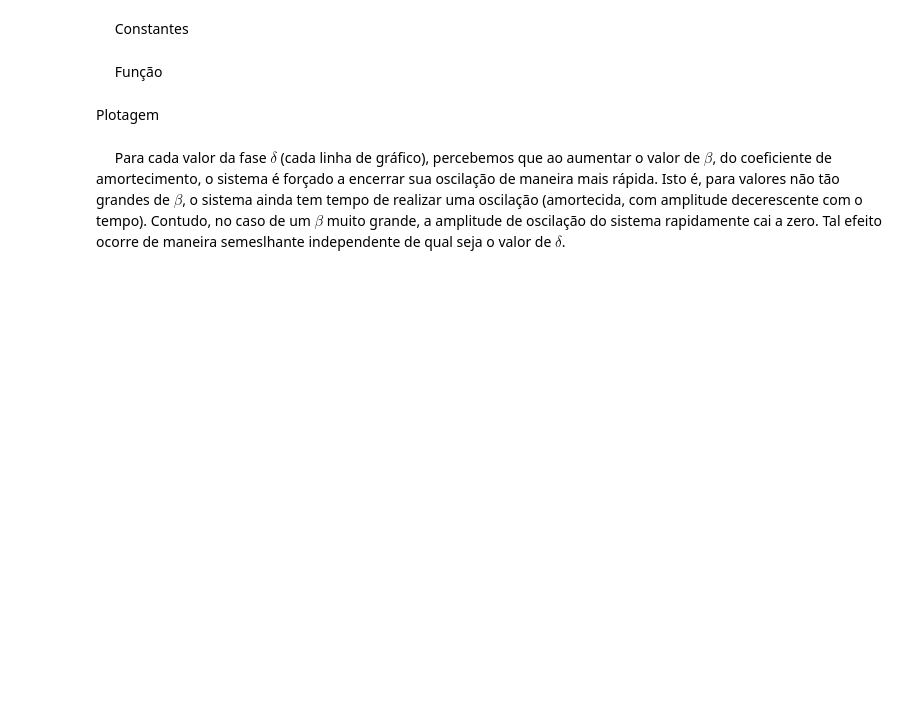
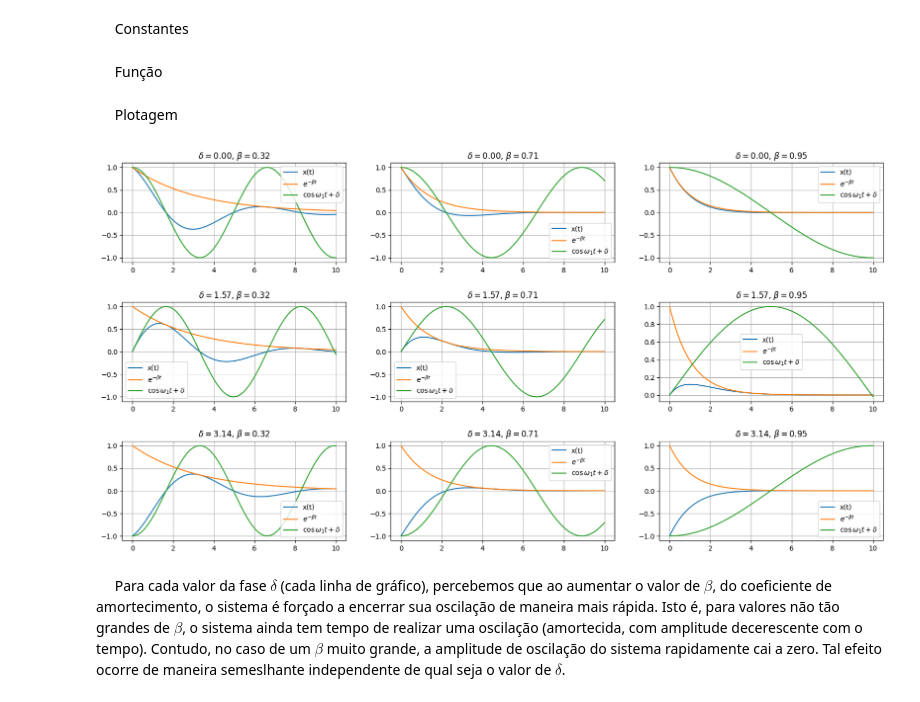
Before and after one commit to ylaksl/lista_num_mecanica, a Jupyter notebook: Problemas numericos_mec classica.ipynb, the cells around one changed output. Saved outputs shown, nothing was run; the diff lists cells and outputs as text; code cells hidden in the pictures; blank space fills up the shorter version.

```diff
--- a/Problemas numericos_mec classica.ipynb
+++ b/Problemas numericos_mec classica.ipynb
@@ -591,30 +597,3 @@ $\quad$ Consideraremos $\omega_0 = 1 rad/s$, de tal forma que
 $$\frac{\beta^2}{\omega_0^2} = a \implies \beta = \sqrt{\omega_0^2 a} \implies \beta = \sqrt{a}.$$
 # %% [markdown]
 Para o problema em questão, $a$ asssume os valores 0.1, 0.5 e 0.9.
-# %%
-A = 1.0 # Amplitude definida pelo problema.
-
-beta = 0.1
-omegazero = 1
-omega1 = np.sqrt(omegazero**2 - beta**2)
-delta = 0
-
-
-tempos = np.linspace(0,25,100)
-xs = []
-xzero = []
-exps_pos = []
-exps_neg = []
-
-for t in tempos:
-    xzero.append(A*np.exp(-0*t)*np.cos(omega1*t-delta))
-    xs.append(A*np.exp(-beta*t)*np.cos(omega1*t-delta))
-    exps_pos.append(np.exp(-beta*t))
-    exps_neg.append(-np.exp(-beta*t))
-
-plt.plot(tempos, xs)
-plt.plot(tempos,xzero, "--", label = f''\)
-plt.plot(tempos, exps_pos, label = f'')
-plt.plot(tempos, exps_neg, label = f'')
-plt.legend()
-plt.show()
@@ -633,41 +610,44 @@ $\quad$ Função
 def x(t,beta,omega1,delta):
     return A*np.exp(-beta*t)*np.cos(omega1*t-delta)
 # %% [markdown]
-Plotagem
+$\quad$ Plotagem
 # %%
 ti = 0 # Tempo inicial.
 tf = 10 # Tempo final.
 tempos = np.linspace(ti,tf,100) # Grade temporal.
 
 fig, axes = plt.subplots(3, 3, figsize=(20, 10))
 
 a = 0 # Para a enumeração dos plots.
 for delta in deltas:
     o = 0 #Para a enumeração dos plots.
     for r in razao:
         beta = omegazero*np.sqrt(r)
         omega1 = np.sqrt(omegazero**2 - beta**2)
 
         x_points = []
         exponencial = []
         cosseno = []
         for i in range(len(tempos)):
             xi = x(tempos[i], beta, omega1, delta)
 
             x_points.append(xi)
-            exponencial.append(e^{-beta*tempos[i]})
-            cosseno.append(omega1*tempos[i] - delta)
+            exponencial.append(np.exp(-beta*tempos[i]))
+            cosseno.append(np.cos(omega1*tempos[i] - delta))
 
-        axes[a][o].plot(tempos,x_points, label = f'x(t)')
-        axes[a][o].plot(tempos,exponencial, label = fr'$e^{-\beta t}$')
-        axes[a][o].plot(tempos,cosseno, label = f'\cos{\omega_1 t + \delta}')
+        axes[a][o].plot(tempos,x_points, label = r'x(t)')
+        axes[a][o].plot(tempos,exponencial, label = r'$e^{-\beta t}$')
+        axes[a][o].plot(tempos,cosseno, label = r'$\cos{\omega_1 t + \delta}$')
         axes[a][o].set_title(fr'$\delta = {delta:.2f}$, $\beta = {beta:.2f}$')
         axes[a][o].grid()
+        axes[a][o].legend()
         o+=1
     a+=1
 
 plt.subplots_adjust(hspace=0.4)
 plt.show()
+# %% [output]
+[figure, added]
 # %% [markdown]
 $\quad$ Para cada valor da fase $\delta$ (cada linha de gráfico), percebemos que ao aumentar o valor de $\beta$, do coeficiente de amortecimento, o sistema é forçado a encerrar sua oscilação de maneira mais rápida. Isto é, para valores não tão grandes de $\beta$, o sistema ainda tem tempo de realizar uma oscilação (amortecida, com amplitude decerescente com o tempo). Contudo, no caso de um $\beta$ muito grande, a amplitude de oscilação do sistema rapidamente cai a zero. Tal efeito ocorre de maneira semeslhante independente de qual seja o valor de $\delta$.
 # %% [markdown]
```
Also changed, not shown: parts of 7 cells of this notebook.
